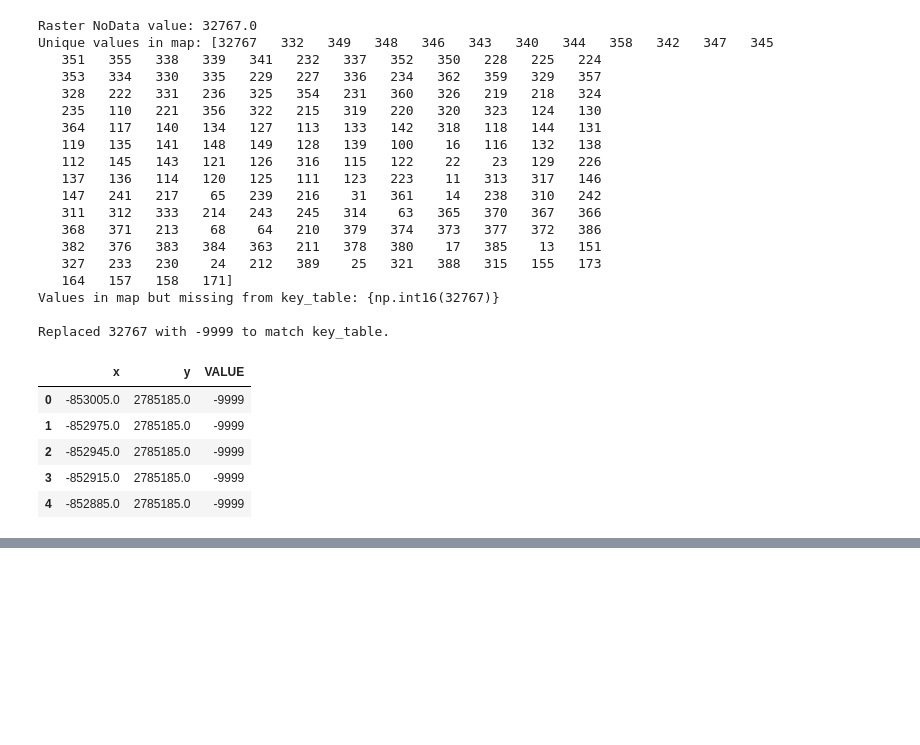
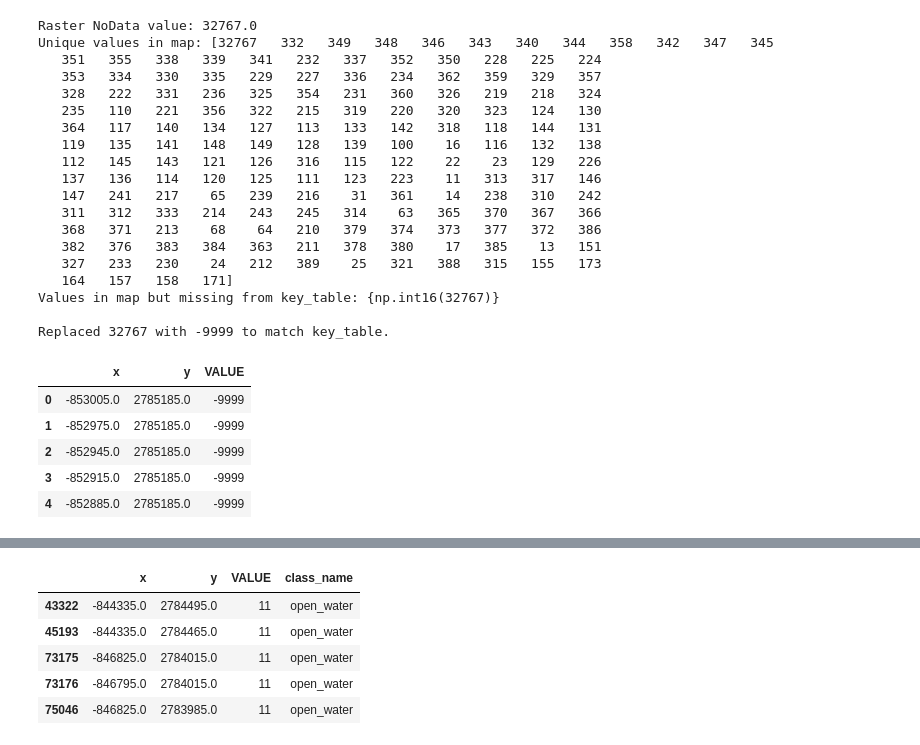
Before and after one commit to a-taylor1/DATA450_Team5, a Jupyter notebook: datamining_project2.ipynb, the cells around one changed output, grey strips where cells are left out. Cells and saved outputs as stored; diff of their text form; code cells hidden in the pictures; blank space fills up the shorter version.

```diff
--- a/datamining_project2.ipynb
+++ b/datamining_project2.ipynb
@@ -207,10 +192,0 @@ new_df[ (new_df['X'] == -853005.0) & (new_df['Y'] == 2785185.0) ]
-# %%
-
-for index, row in new_df.head().iterrows():
-  code = row.iloc[2]
-  key_table_row = key_table[key_table['VALUE'] == code].iloc[0]
-  name = key_table_row.iloc[2]
-  value = key_table_row.iloc[3]
-  for
-    new_df.at[index, '']
-  display(row)
@@ -307,0 +193,19 @@ dtype: object
+# %%
+# Create a quick mapping from VALUE to class_name
+code_to_name = dict(zip(key_table['VALUE'], key_table['class_name']))
+
+# Map the names to a new column in map_df for fast grouping
+map_df['class_name'] = map_df['VALUE'].map(code_to_name)
+
+# Group by class_name and create a dictionary of dataframes
+frames = {name: group for name, group in map_df.groupby('class_name')}
+
+# Test with a known class name, e.g., 'open_water'
+frames.get('open_water', pd.DataFrame()).head()
+# %% [output]
+|  | x | y | VALUE | class_name |
+| 43322 | -844335.0 | 2784495.0 | 11 | open_water |
+| 45193 | -844335.0 | 2784465.0 | 11 | open_water |
+| 73175 | -846825.0 | 2784015.0 | 11 | open_water |
+| 73176 | -846795.0 | 2784015.0 | 11 | open_water |
+| 75046 | -846825.0 | 2783985.0 | 11 | open_water |
```
Also changed, not shown: parts of 7 cells of this notebook.
